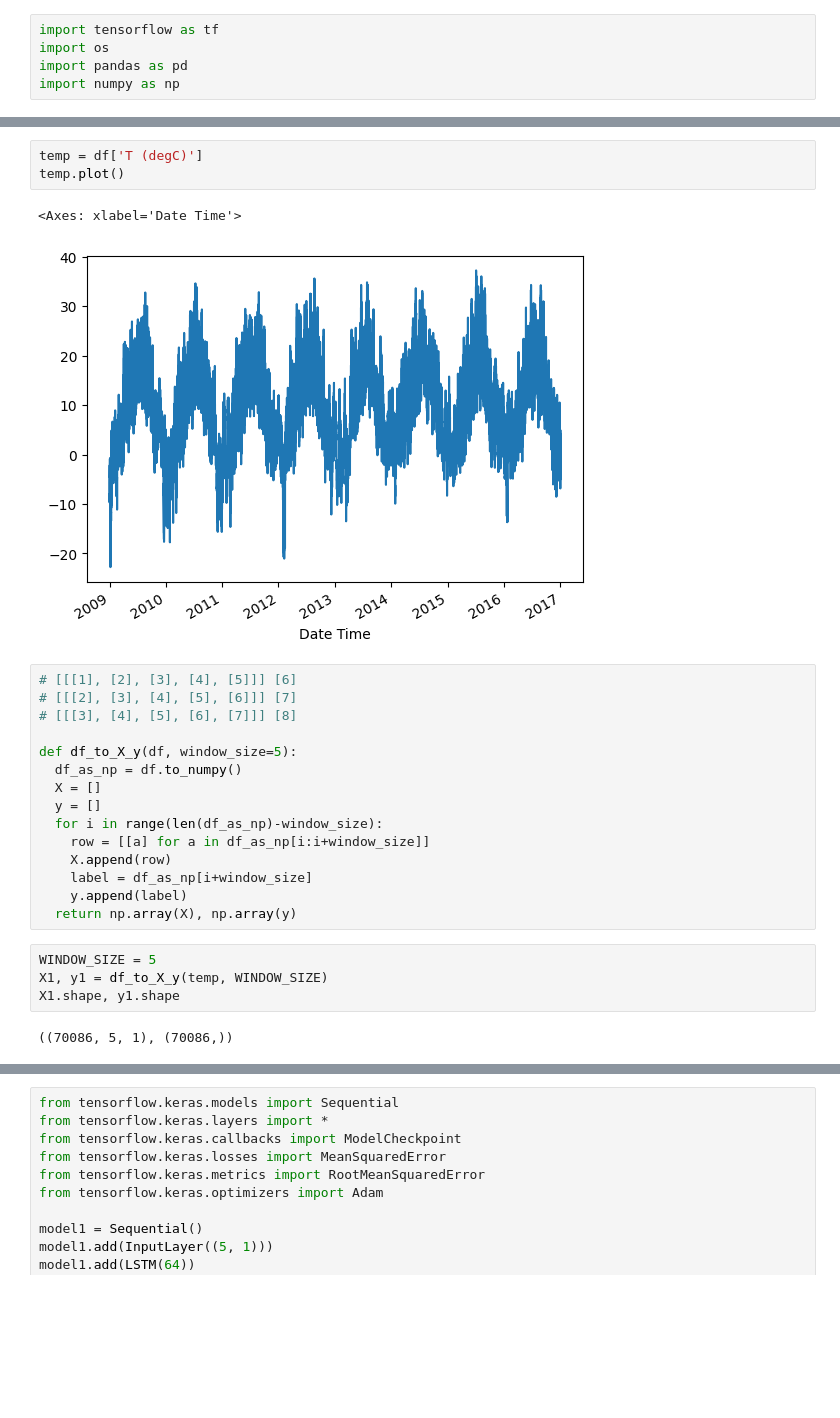
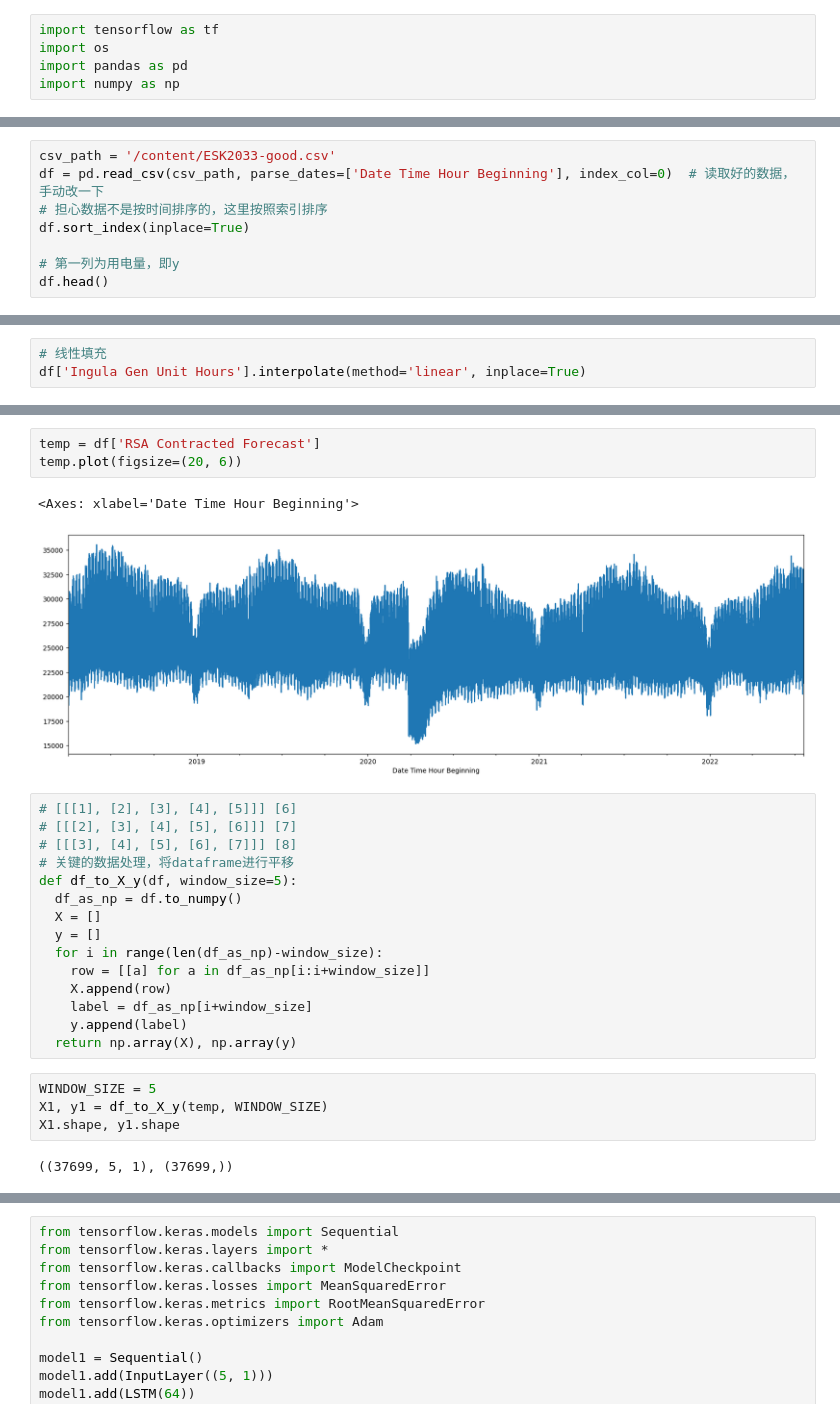
Before and after one commit to SHYXIN/100-Days-Of-ML-Code, a Jupyter notebook: Copy_of_LSTM_Time_Series_Forecasting.ipynb, the cells around one changed output, grey strips where cells are left out. Cells and saved outputs as stored; diff of their text form; blank space fills up the shorter version.

```diff
--- a/Copy_of_LSTM_Time_Series_Forecasting.ipynb
+++ b/Copy_of_LSTM_Time_Series_Forecasting.ipynb
@@ -72,0 +8,8 @@ df[:26]
+# %%
+csv_path = '/content/ESK2033-good.csv'
+df = pd.read_csv(csv_path, parse_dates=['Date Time Hour Beginning'], index_col=0)  # 读取好的数据，手动改一下
+# 担心数据不是按时间排序的，这里按照索引排序
+df.sort_index(inplace=True)
+
+# 第一列为用电量，即y
+df.head()
@@ -72,0 +87,3 @@ df[:26]
+# %%
+# 线性填充
+df['Ingula Gen Unit Hours'].interpolate(method='linear', inplace=True)
@@ -73,14 +110,14 @@ df[:26]
 # %%
-temp = df['T (degC)']
-temp.plot()
+temp = df['RSA Contracted Forecast']
+temp.plot(figsize=(20, 6))
 # %% [output]
-<Axes: xlabel='Date Time'>
+<Axes: xlabel='Date Time Hour Beginning'>
-[figure, old version]
+[figure, new version]
 # %%
 # [[[1], [2], [3], [4], [5]]] [6]
 # [[[2], [3], [4], [5], [6]]] [7]
 # [[[3], [4], [5], [6], [7]]] [8]
-
+# 关键的数据处理，将dataframe进行平移
 def df_to_X_y(df, window_size=5):
   df_as_np = df.to_numpy()
   X = []
@@ -96,4 +133,4 @@ WINDOW_SIZE = 5
 X1, y1 = df_to_X_y(temp, WINDOW_SIZE)
 X1.shape, y1.shape
 # %% [output]
-((70086, 5, 1), (70086,))
+((37699, 5, 1), (37699,))
```
Also changed, not shown: parts of 65 cells of this notebook.
